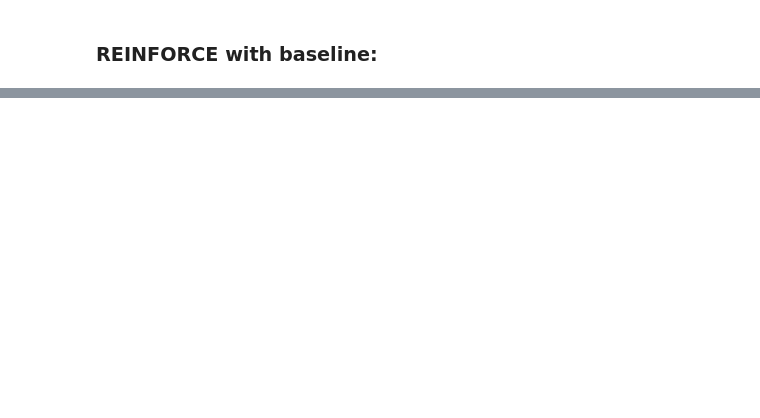
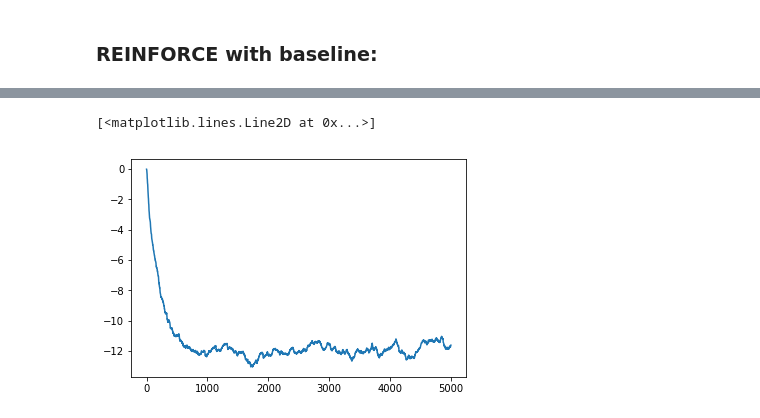
Before and after one commit to tprunarsson/Reiknigreind2018, a Jupyter notebook: pg.ipynb, the cells around one changed output, grey strips where cells are left out. Saved outputs shown, nothing was run; the diff lists cells and outputs as text; code cells hidden in the pictures; blank space fills up the shorter version.

```diff
--- a/pg.ipynb
+++ b/pg.ipynb
@@ -157,0 +207,5 @@ We look now at the actor critic he will use a action-value function
+# %%
+plt.plot(life_of_value_ac)
+# %% [output]
+[<matplotlib.lines.Line2D at 0x...>]
+[figure, added]
```
Also changed, not shown: parts of 15 cells of this notebook.
